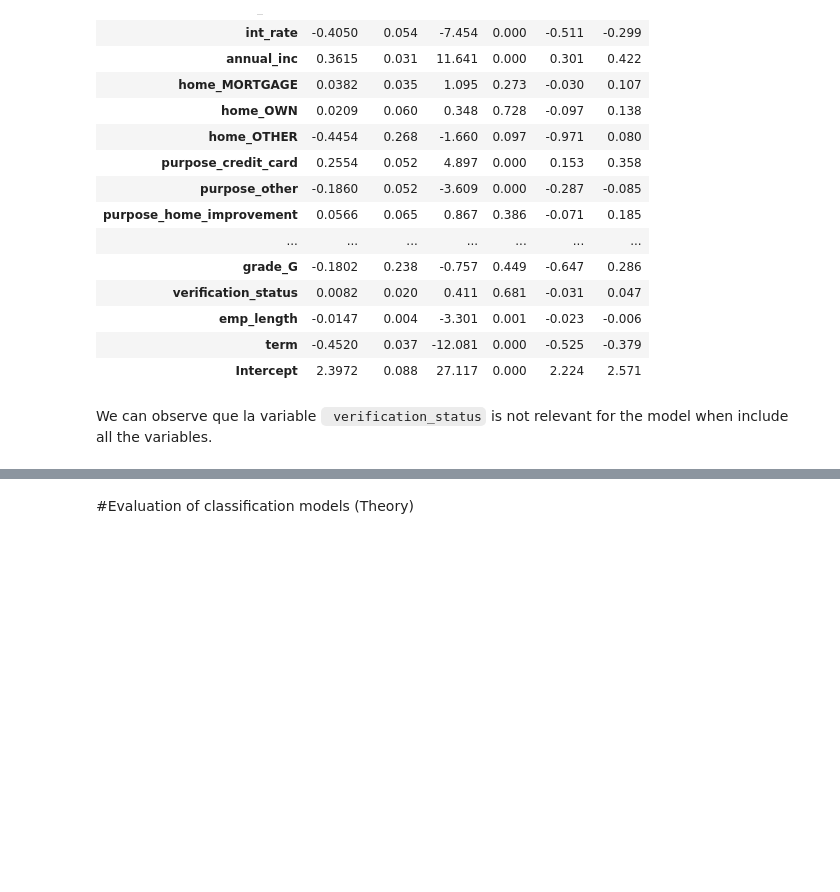
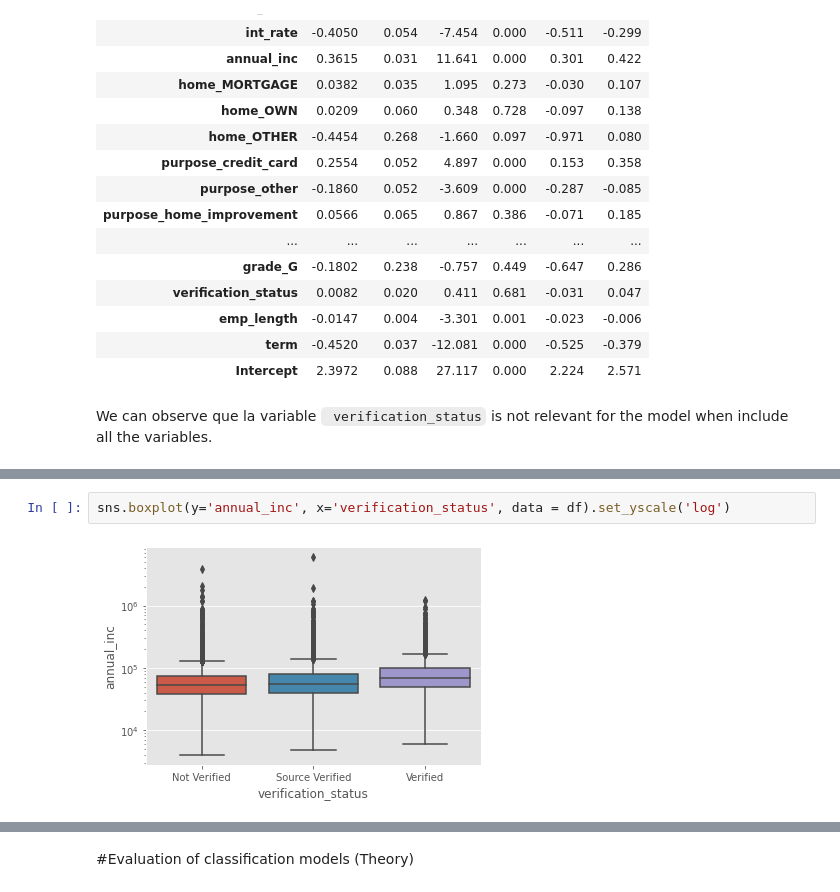
Before and after one commit to ancastillar/How-important-is-the-income-source-of-a-loan-applicant-, a Jupyter notebook: Model_LOAN.ipynb, the cells around one changed output, grey strips where cells are left out. Cells and saved outputs as stored; diff of their text form; blank space fills up the shorter version.

```diff
--- a/Model_LOAN.ipynb
+++ b/Model_LOAN.ipynb
@@ -290,0 +306,4 @@ We can observe que la variable <code> verification_status</code> is not relevant
+# %%
+sns.boxplot(y='annual_inc', x='verification_status', data = df).set_yscale('log')
+# %% [output]
+[figure, added]
```
Also changed, not shown: parts of 9 cells of this notebook.
